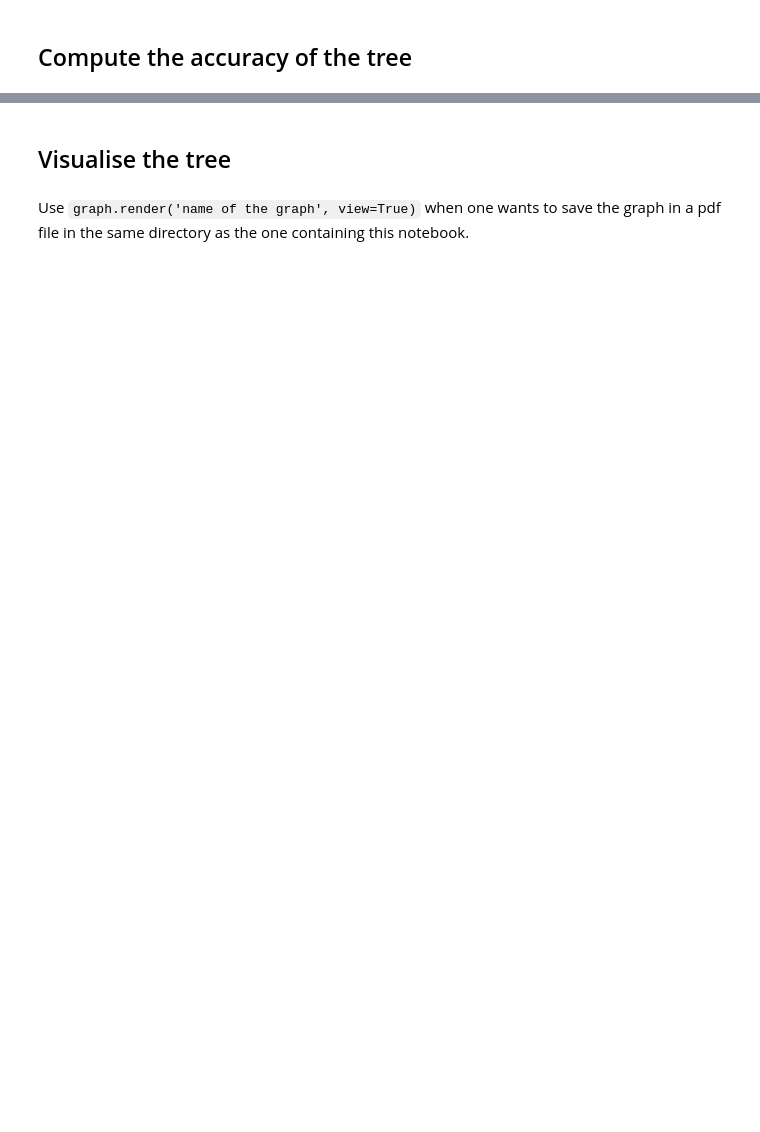
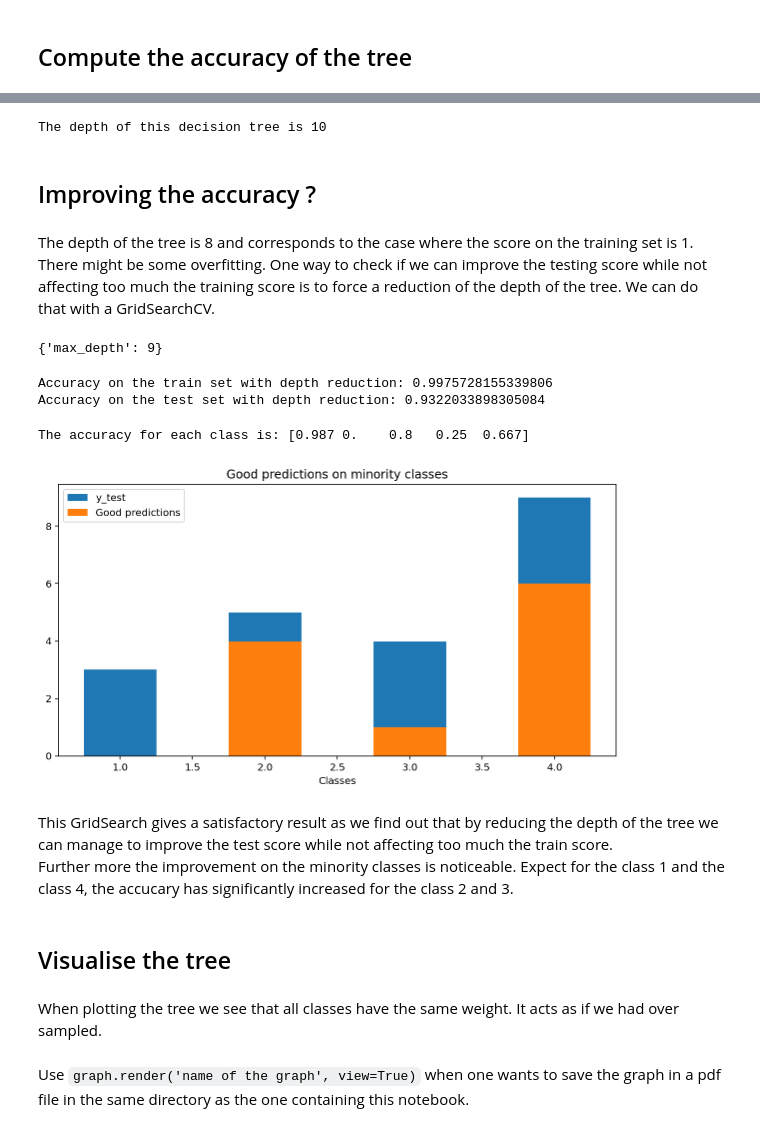
Before and after one commit to Victor-Manach/SD210, a Jupyter notebook: Classification_task.ipynb, the cells around one changed output, grey strips where cells are left out. Drawn from its saved outputs; the diff is of its cells as text; code cells hidden in the pictures; blank space fills up the shorter version.

```diff
--- a/Classification_task.ipynb
+++ b/Classification_task.ipynb
@@ -61,0 +121,5 @@ x_train_eq,y_train_eq = RandomOverSampler().fit_resample(x_train,y_train)
+# %%
+test_DT = DecisionTreeClassifier(criterion='gini',random_state=1)
+test_DT.fit(x_train,y_train)
+print('Accuracy on the train set:', test_DT.score(x_train,y_train))
+print('Accuracy on the test set:', test_DT.score(x_test,y_test))
@@ -64,4 +144,4 @@ x_train_eq,y_train_eq = RandomOverSampler().fit_resample(x_train,y_train)
 # %%
-clf = DecisionTreeClassifier(criterion='gini', random_state=0)
-clf.fit(x_train_eq, y_train_eq)
+clf = DecisionTreeClassifier(criterion='gini',class_weight='balanced',random_state=1)
+clf.fit(x_train, y_train)
 # %% [output]
@@ -82,3 +162,47 @@ Accuracy on the test set: 0.9152542372881356
+# %%
+print("The depth of this decision tree is {}".format(clf.tree_.max_depth))
+# %% [output]
+The depth of this decision tree is 10
+# %% [markdown]
+## Improving the accuracy ?
+# %% [markdown]
+The depth of the tree is 8 and corresponds to the case where the score on the training set is 1. There might be some overfitting. One way to check if we can improve the testing score while not affecting too much the training score is to force a reduction of the depth of the tree. We can do that with a GridSearchCV.
+# %%
+grid_DT = {'max_depth':np.arange(1,10)}
+DT_cv = GridSearchCV(DecisionTreeClassifier(class_weight='balanced'),param_grid=grid_DT,cv=4)
+DT_cv_res = DT_cv.fit(x_train,y_train)
+DT_cv_res.best_params_
+# %% [output]
+{'max_depth': 9}
+# %%
+y_pred_train_red = DT_cv_res.predict(x_train)
+accuracy_train = metrics.accuracy_score(y_train, y_pred_train_red)
+print('Accuracy on the train set with depth reduction:', accuracy_train)
+
+y_pred_test_red = DT_cv_res.predict(x_test)
+accuracy_test = metrics.accuracy_score(y_test, y_pred_test_red)
+print('Accuracy on the test set with depth reduction:', accuracy_test)
+# %% [output]
+Accuracy on the train set with depth reduction: 0.9975728155339806
+Accuracy on the test set with depth reduction: 0.9322033898305084
+# %%
+matrix_DT = confusion_matrix(y_test.values, y_pred_test_red)
+acc_class_red = matrix_DT.diagonal()/matrix_DT.sum(axis=1)
+print("The accuracy for each class is: {}".format(acc_class_red.round(3)))
+
+plt.figure(figsize=(10,5))
+plt.hist(y_test[y_test!=0].values,bins=range(1,6), align='left', rwidth=0.5,label='y_test')
+plt.bar([1,2,3,4],matrix_DT.diagonal()[1:],color='C1',width = 0.5,label='Good predictions')
+plt.xlabel("Classes")
+plt.title("Good predictions on minority classes")
+plt.legend()
+plt.show()
+# %% [output]
+The accuracy for each class is: [0.987 0.    0.8   0.25  0.667]
+[figure, added]
+# %% [markdown]
+This GridSearch gives a satisfactory result as we find out that by reducing the depth of the tree we can manage to improve the test score while not affecting too much the train score.\
+Further more the improvement on the minority classes is noticeable. Expect for the class 1 and the class 4, the accucary has significantly increased for the class 2 and 3.
 # %% [markdown]
 ## Visualise the tree
 # %%
@@ -88,2 +214,4 @@ graph = graphviz.Source(plot_tree)
+# %% [markdown]
+When plotting the tree we see that all classes have the same weight. It acts as if we had over sampled.
 # %% [markdown]
 Use ``graph.render('name of the graph', view=True)`` when one wants to save the graph in a pdf file in the same directory as the one containing this notebook.
```
Also changed, not shown: parts of 74 cells of this notebook.
